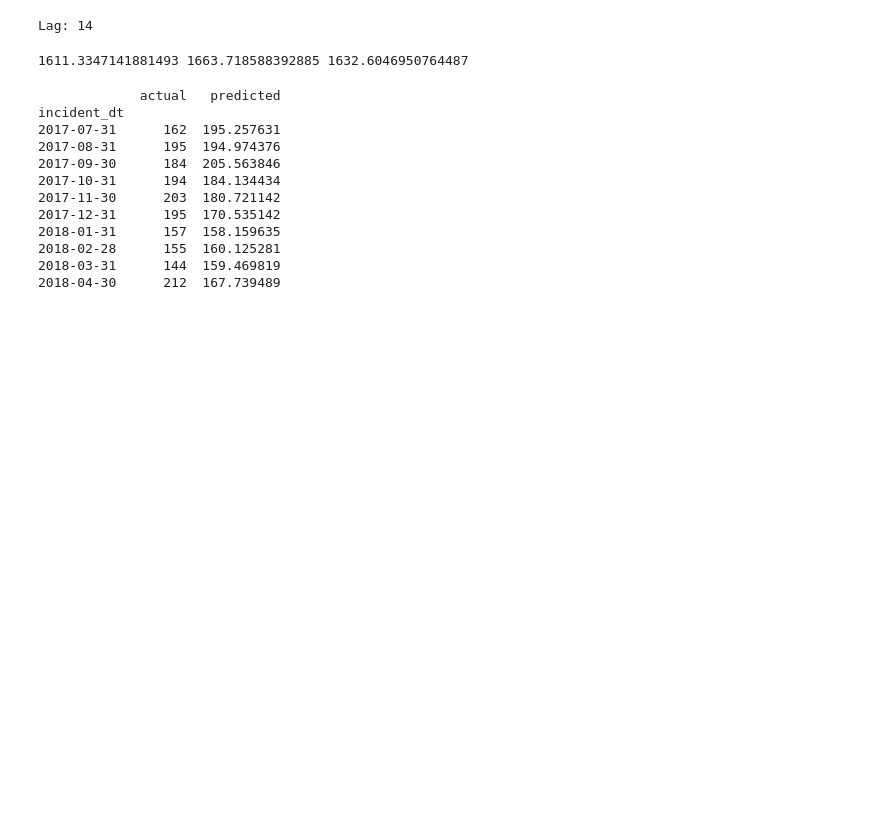
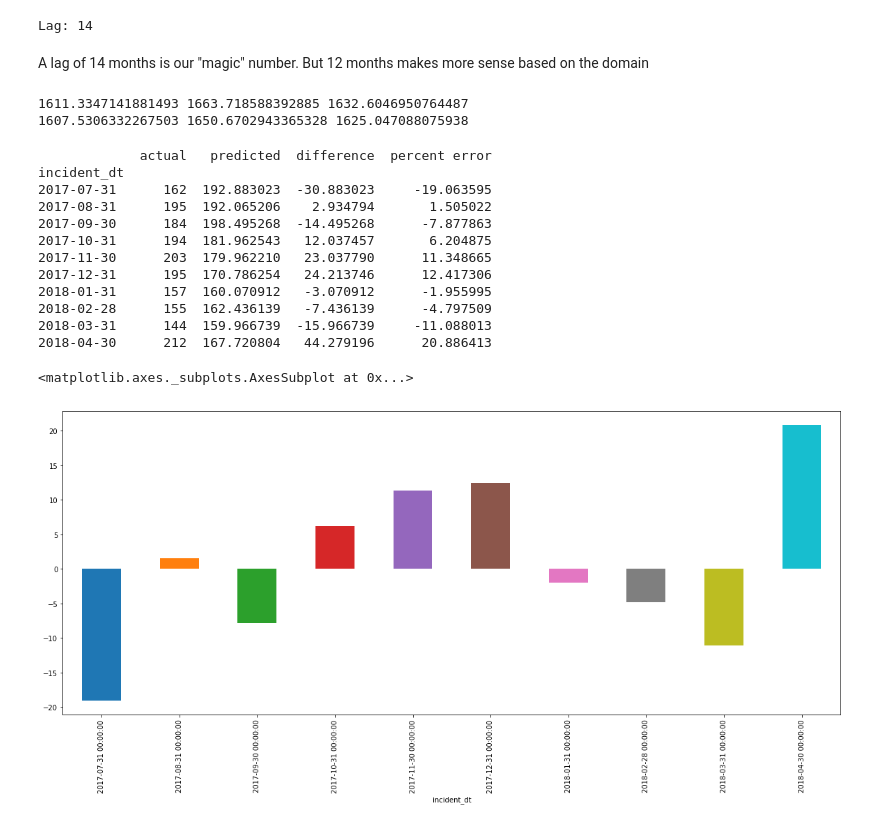
Before and after one commit to lotusflyer/ash_pub_safety, a Jupyter notebook: ash_lar_arma_model.ipynb, the cells around one changed output. Saved outputs shown, nothing was run; the diff lists cells and outputs as text; code cells hidden in the pictures; blank space fills up the shorter version.

```diff
--- a/ash_lar_arma_model.ipynb
+++ b/ash_lar_arma_model.ipynb
@@ -96,8 +102,5 @@ print('Lag: %s' % model_fit.k_ar)
 # print('Coefficients: %s' % model_fit.params)
 # %% [output]
 Lag: 14
-# %%
-arma_mod = sm.tsa.ARMA(X, (13,1)).fit(disp=False)
-print(arma_mod20.aic, arma_mod20.bic, arma_mod20.hqic)
-# %% [output]
-1611.3347141881493 1663.718588392885 1632.6046950764487
+# %% [markdown]
+A lag of 14 months is our "magic" number. But 12 months makes more sense based on the domain
@@ -104,23 +110,36 @@ print(arma_mod20.aic, arma_mod20.bic, arma_mod20.hqic)
+# %%
+print(arma_mod1.aic, arma_mod1.bic, arma_mod1.hqic)
+print(arma_mod2.aic, arma_mod2.bic, arma_mod2.hqic)
+# %% [output]
+1611.3347141881493 1663.718588392885 1632.6046950764487
+1607.5306332267503 1650.6702943365328 1625.047088075938
 # %%
-predicted = arma_mod.predict(150, 160, dynamic=True)
+predicted = arma_mod2.predict(150, 160, dynamic=True)
 actual = X[150:160]
 compare = pd.DataFrame(actual)
 compare.columns = ['actual']
 compare['predicted'] = predicted
+compare['difference'] = compare['actual'] - compare['predicted']
+compare['percent error'] = (compare['difference']/compare['actual']) * 100.
 print(compare)
 # %% [output]
-             actual   predicted
+             actual   predicted  difference  percent error
 incident_dt
-2017-07-31      162  195.257631
-2017-08-31      195  194.974376
-2017-09-30      184  205.563846
-2017-10-31      194  184.134434
-2017-11-30      203  180.721142
-2017-12-31      195  170.535142
-2018-01-31      157  158.159635
-2018-02-28      155  160.125281
-2018-03-31      144  159.469819
-2018-04-30      212  167.739489
+2017-07-31      162  192.883023  -30.883023     -19.063595
+2017-08-31      195  192.065206    2.934794       1.505022
+2017-09-30      184  198.495268  -14.495268      -7.877863
+2017-10-31      194  181.962543   12.037457       6.204875
+2017-11-30      203  179.962210   23.037790      11.348665
+2017-12-31      195  170.786254   24.213746      12.417306
+2018-01-31      157  160.070912   -3.070912      -1.955995
+2018-02-28      155  162.436139   -7.436139      -4.797509
+2018-03-31      144  159.966739  -15.966739     -11.088013
+2018-04-30      212  167.720804   44.279196      20.886413
+# %%
+compare['percent error'].plot(kind='bar')
+# %% [output]
+<matplotlib.axes._subplots.AxesSubplot at 0x...>
+[figure, added]
 # %%
 fig, ax = plt.subplots(figsize=(12, 8))
 # ax = X[150:].plot(ax=ax)
```
Also changed, not shown: parts of 19 cells of this notebook, 2 other files.
